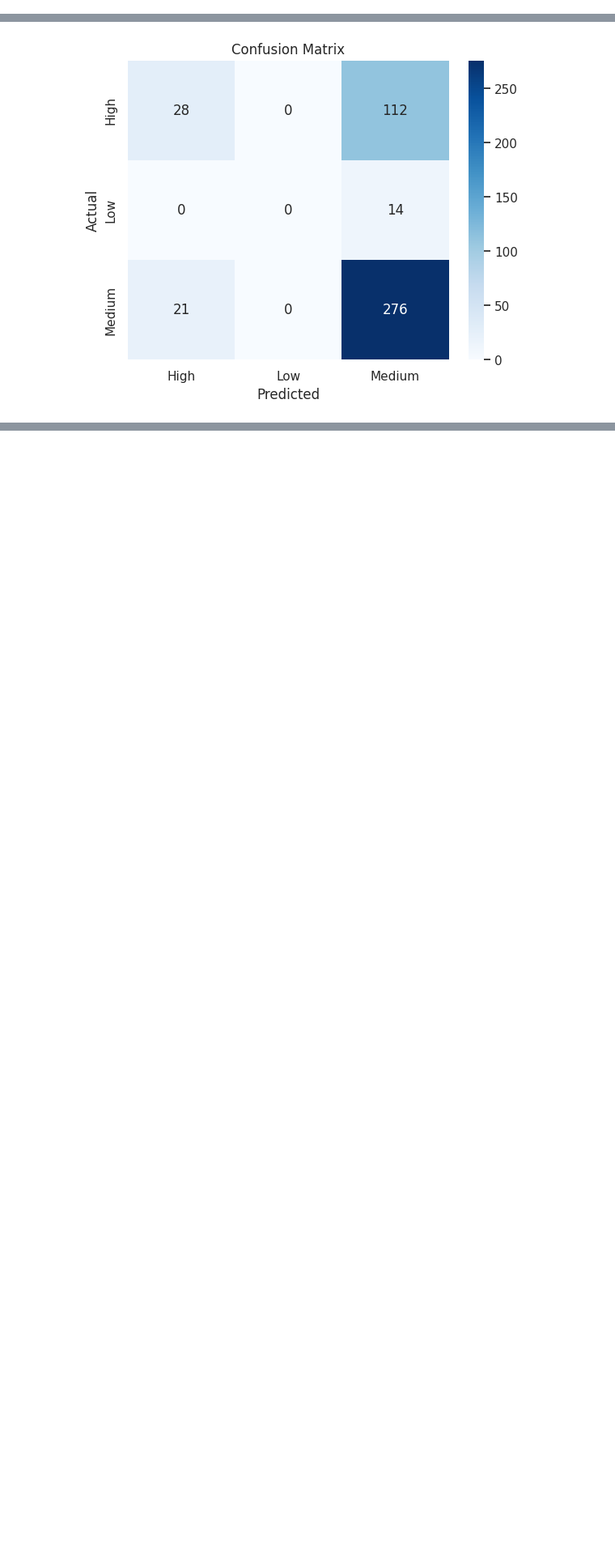
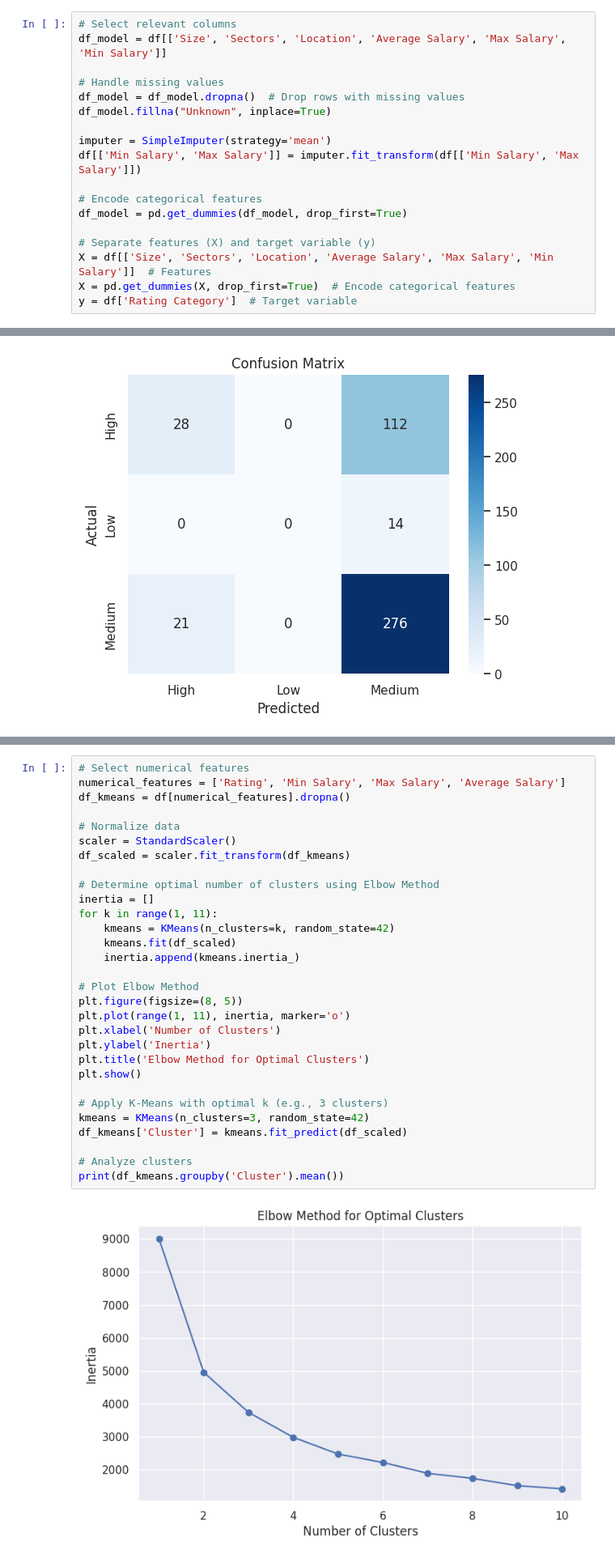
Before and after one commit to RPeleja/FAI24_G01, a Jupyter notebook: Project02.ipynb, the cells around one changed output, grey strips where cells are left out. Shown at 81% size. Saved outputs shown, nothing was run; the diff lists cells and outputs as text; blank space fills up the shorter version.

```diff
--- a/Project02.ipynb
+++ b/Project02.ipynb
@@ -653,0 +658,18 @@ Example Analysis:
+# %%
+# Select relevant columns
+df_model = df[['Size', 'Sectors', 'Location', 'Average Salary', 'Max Salary', 'Min Salary']]
+
+# Handle missing values
+df_model = df_model.dropna()  # Drop rows with missing values
+df_model.fillna("Unknown", inplace=True)
+
+imputer = SimpleImputer(strategy='mean')
+df[['Min Salary', 'Max Salary']] = imputer.fit_transform(df[['Min Salary', 'Max Salary']])
+
+# Encode categorical features
+df_model = pd.get_dummies(df_model, drop_first=True)
+
+# Separate features (X) and target variable (y)
+X = df[['Size', 'Sectors', 'Location', 'Average Salary', 'Max Salary', 'Min Salary']]  # Features
+X = pd.get_dummies(X, drop_first=True)  # Encode categorical features
+y = df['Rating Category']  # Target variable
@@ -755,0 +865,32 @@ Test Accuracy with Optimized Model: 0.67
+# %%
+# Select numerical features
+numerical_features = ['Rating', 'Min Salary', 'Max Salary', 'Average Salary']
+df_kmeans = df[numerical_features].dropna()
+
+# Normalize data
+scaler = StandardScaler()
+df_scaled = scaler.fit_transform(df_kmeans)
+
+# Determine optimal number of clusters using Elbow Method
+inertia = []
+for k in range(1, 11):
+    kmeans = KMeans(n_clusters=k, random_state=42)
+    kmeans.fit(df_scaled)
+    inertia.append(kmeans.inertia_)
+
+# Plot Elbow Method
+plt.figure(figsize=(8, 5))
+plt.plot(range(1, 11), inertia, marker='o')
+plt.xlabel('Number of Clusters')
+plt.ylabel('Inertia')
+plt.title('Elbow Method for Optimal Clusters')
+plt.show()
+
+# Apply K-Means with optimal k (e.g., 3 clusters)
+kmeans = KMeans(n_clusters=3, random_state=42)
+df_kmeans['Cluster'] = kmeans.fit_predict(df_scaled)
+
+# Analyze clusters
+print(df_kmeans.groupby('Cluster').mean())
+# %% [output]
+[figure, added]
```
Also changed, not shown: parts of 36 cells of this notebook.
